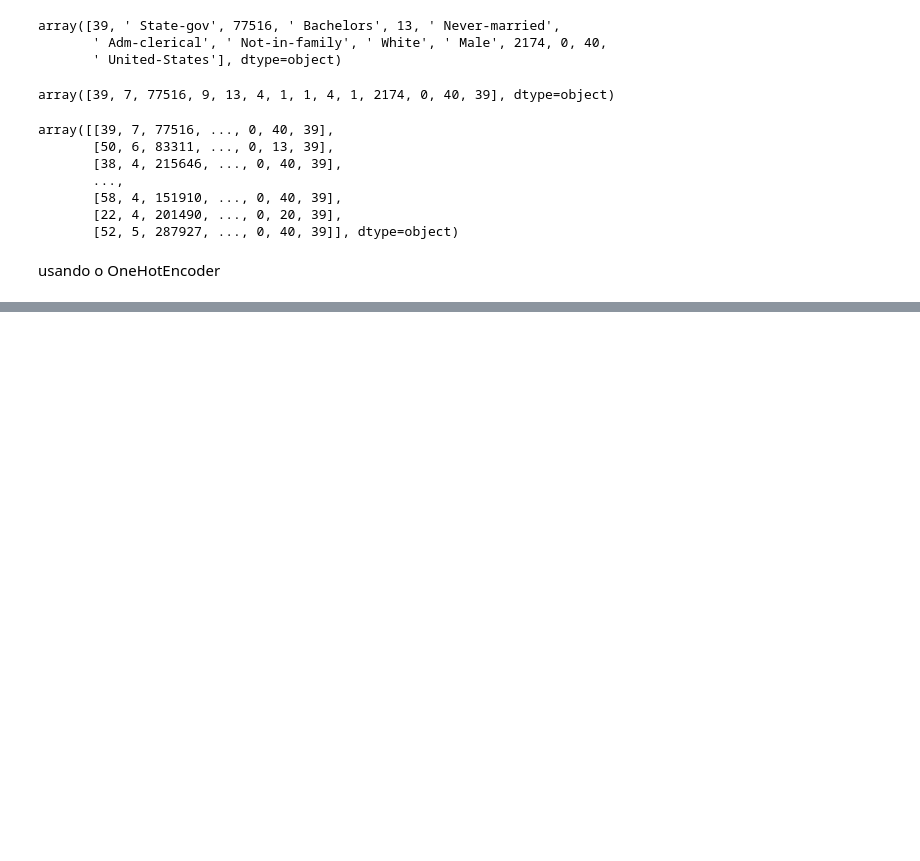
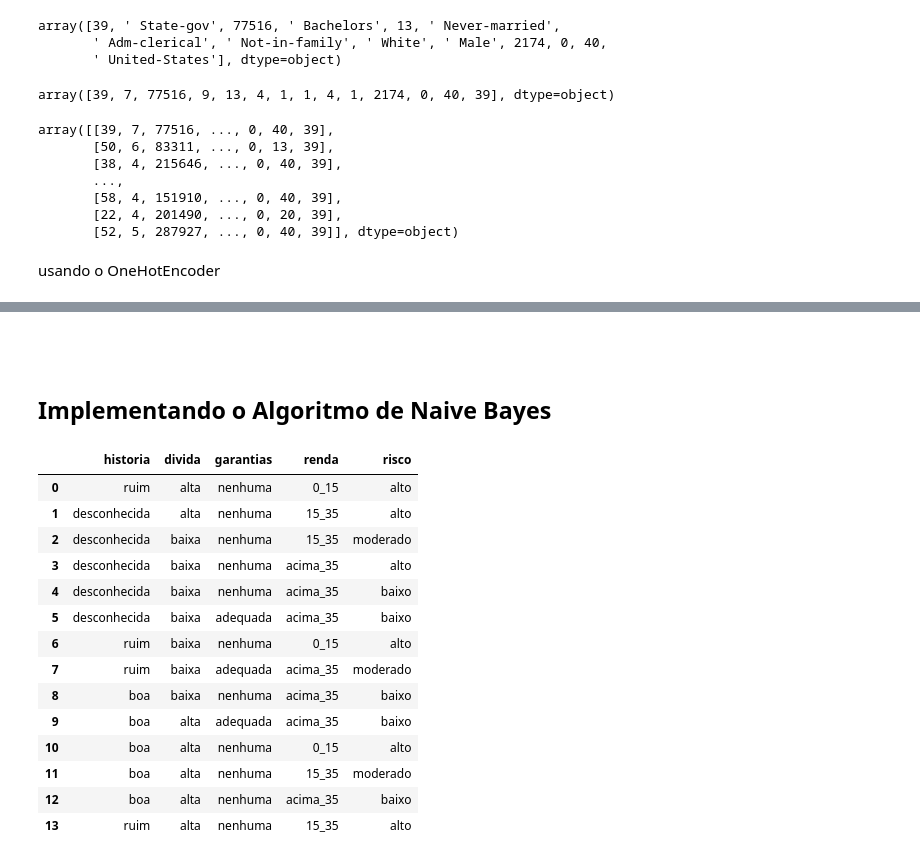
Before and after one commit to wnbrandao/wnbrandao, a Jupyter notebook: Untitled0.ipynb, the cells around one changed output, grey strips where cells are left out. Saved outputs shown, nothing was run; the diff lists cells and outputs as text; code cells hidden in the pictures; blank space fills up the shorter version.

```diff
--- a/Untitled0.ipynb
+++ b/Untitled0.ipynb
@@ -341,0 +427,4 @@ NameError: ignored
+# %% [markdown]
+<h2>
+# %% [markdown]
+<h2>Implementando o Algoritmo de Naive Bayes
@@ -341,0 +433,20 @@ NameError: ignored
+# %%
+base_risco_credito = pd.read_csv('/content/risco_credito.csv')
+# %%
+base_risco_credito
+# %% [output]
+|  | historia | divida | garantias | renda | risco |
+| 0 | ruim | alta | nenhuma | 0_15 | alto |
+| 1 | desconhecida | alta | nenhuma | 15_35 | alto |
+| 2 | desconhecida | baixa | nenhuma | 15_35 | moderado |
+| 3 | desconhecida | baixa | nenhuma | acima_35 | alto |
+| 4 | desconhecida | baixa | nenhuma | acima_35 | baixo |
+| 5 | desconhecida | baixa | adequada | acima_35 | baixo |
+| 6 | ruim | baixa | nenhuma | 0_15 | alto |
+| 7 | ruim | baixa | adequada | acima_35 | moderado |
+| 8 | boa | baixa | nenhuma | acima_35 | baixo |
+| 9 | boa | alta | adequada | acima_35 | baixo |
+| 10 | boa | alta | nenhuma | 0_15 | alto |
+| 11 | boa | alta | nenhuma | 15_35 | moderado |
+| 12 | boa | alta | nenhuma | acima_35 | baixo |
+| 13 | ruim | alta | nenhuma | 15_35 | alto |
```
Also changed, not shown: parts of 36 cells of this notebook.
